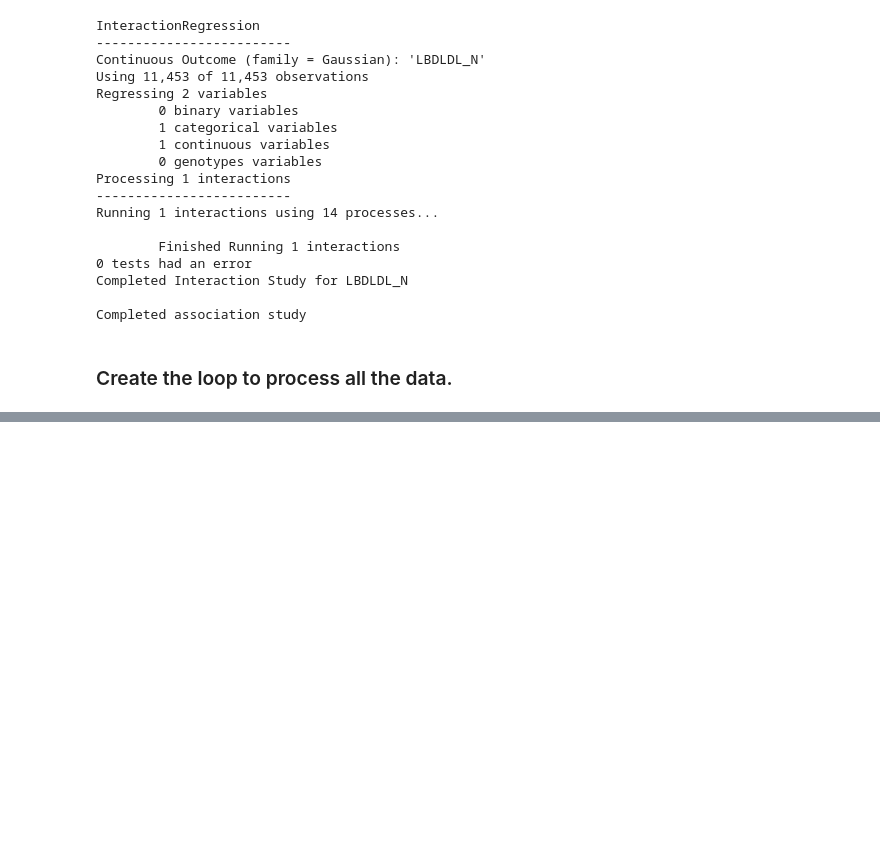
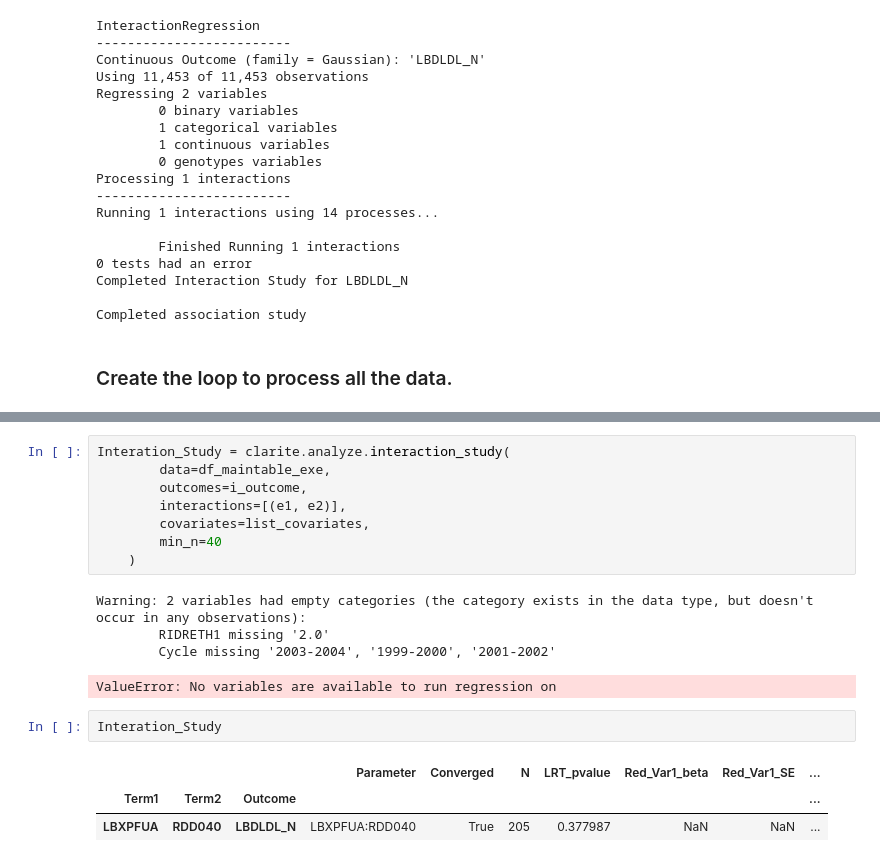
Before and after one commit to HallLab/pbs_igem, a Jupyter notebook: Phase_5_Run_Interactions.ipynb, the cells around one changed output, grey strips where cells are left out. Saved outputs shown, nothing was run; the diff lists cells and outputs as text; blank space fills up the shorter version.

```diff
--- a/Phase_5_Run_Interactions.ipynb
+++ b/Phase_5_Run_Interactions.ipynb
@@ -321,0 +509,19 @@ ATORVASTATIN_CALCIUM", "SIMVASTATIN", "PRAVASTATIN_SODIUM", "FLUVASTATIN_SODIUM"
+# %%
+Interation_Study = clarite.analyze.interaction_study(
+        data=df_maintable_exe,
+        outcomes=i_outcome,
+        interactions=[(e1, e2)],
+        covariates=list_covariates,
+        min_n=40
+    )
+# %% [output]
+Warning: 2 variables had empty categories (the category exists in the data type, but doesn't occur in any observations):
+        RIDRETH1 missing '2.0'
+        Cycle missing '2003-2004', '1999-2000', '2001-2002'
+ValueError: No variables are available to run regression on
+# %%
+Interation_Study
+# %% [output]
+|  |  |  | Parameter | Converged | N | LRT_pvalue | Red_Var1_beta | Red_Var1_SE | ... |
+| Term1 | Term2 | Outcome |  |  |  |  |  |  | ... |
+| LBXPFUA | RDD040 | LBDLDL_N | LBXPFUA:RDD040 | True | 205 | 0.377987 | NaN | NaN | ... |
```
Also changed, not shown: parts of 17 cells of this notebook, 1 other file.
